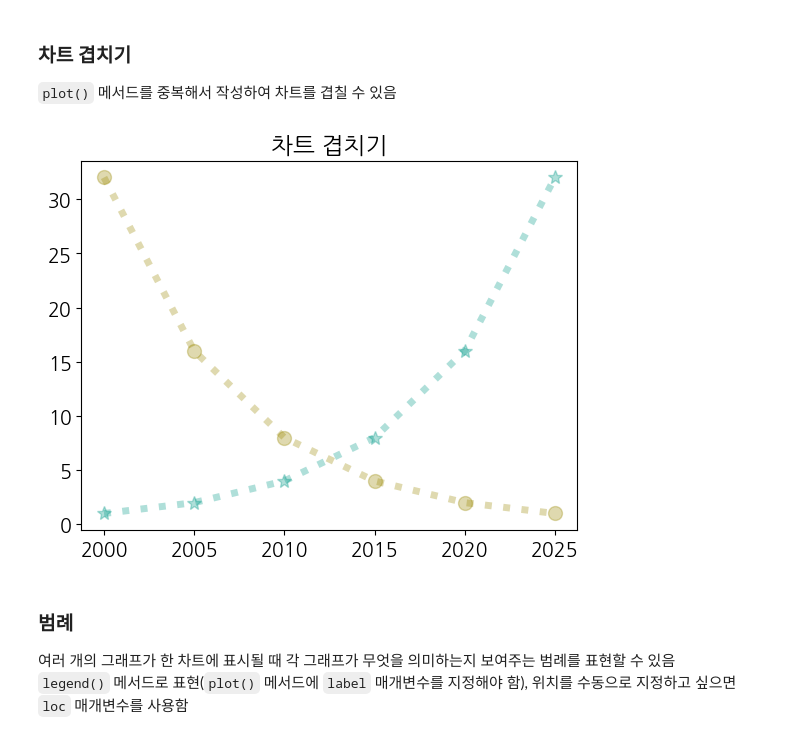
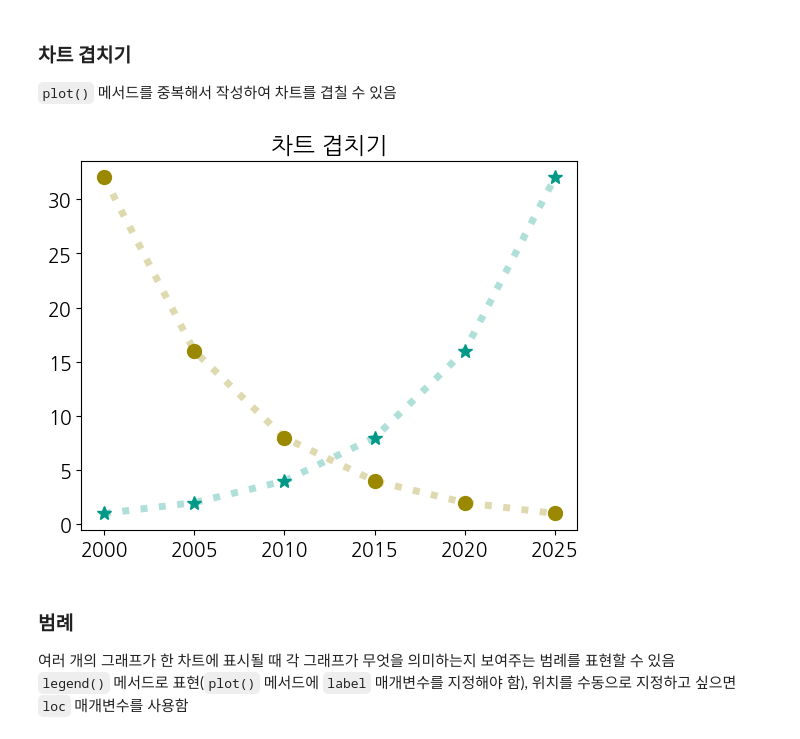
Before and after one commit to developernagk/STIS, a Jupyter notebook: pythonworkspace/matplotlib_visualize_data/matplotlib_basic.ipynb, the cells around one changed output. Drawn from its saved outputs; the diff is of its cells as text; code cells hidden in the pictures.

```diff
--- a/pythonworkspace/matplotlib_visualize_data/matplotlib_basic.ipynb
+++ b/pythonworkspace/matplotlib_visualize_data/matplotlib_basic.ipynb
@@ -186,12 +186,12 @@ plt.show()
 # %%
 plt.title('차트 겹치기')
 plt.plot([2000, 2005, 2010, 2015, 2020, 2025], [1, 2, 4, 8, 16, 32],  lw = 5,
-         c = '#00998850', ls = ':', marker = '*', ms = 10, mfc = '#00998850')
+         c = '#00998850', ls = ':', marker = '*', ms = 10, mfc = '#009988')
 plt.plot([2000, 2005, 2010, 2015, 2020, 2025], [32, 16, 8, 4, 2, 1],  lw = 5,
-         c = '#99880050', ls = ':', marker = 'o', ms = 10, mfc = '#99880050')
+         c = '#99880050', ls = ':', marker = 'o', ms = 10, mfc = '#998800')
 plt.show()
 # %% [output]
-[figure, old version]
+[figure, new version]
 # %% [markdown]
 ### 범례
 여러 개의 그래프가 한 차트에 표시될 때 각 그래프가 무엇을 의미하는지 보여주는 범례를 표현할 수 있음
```
Also changed, not shown: parts of 12 cells of this notebook.
